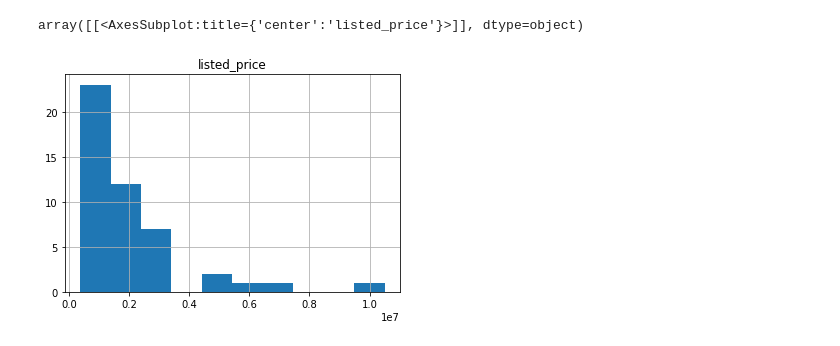
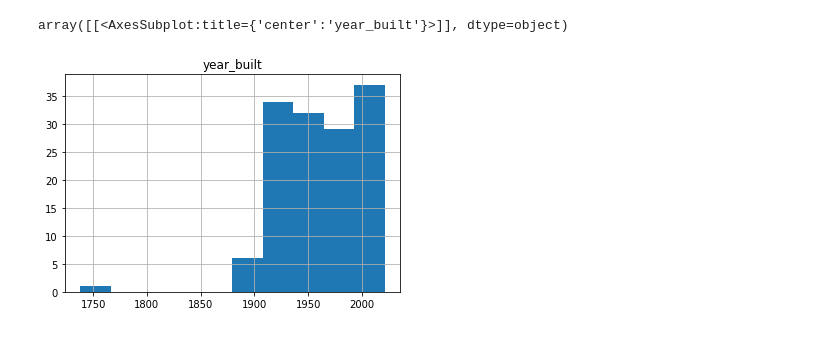
Before and after one commit to pylinet/USCensus, a Jupyter notebook: house_data.ipynb, the cells around one changed output. Saved outputs shown, nothing was run; the diff lists cells and outputs as text; code cells hidden in the pictures.

```diff
--- a/house_data.ipynb
+++ b/house_data.ipynb
@@ -19,4 +21,4 @@ browser = Browser('chrome', **webdriver_path, headless=False)
 f = open('./scripts/home_schema.json')
 schema = json.load(f)
 # %%
-home_urls = trulia_scraper.get_listing_urls_by_state_city(browser, 'NY', 'Cold_Spring_Harbor')
+home_urls = trulia_scraper.get_listing_urls_by_state_city(browser, 'NY', 'Port_Washington')
@@ -33,5 +57,5 @@ hd = pd.DataFrame(home_data)
 # %%
-hd.hist(column='listed_price')
+hd.hist(column='year_built')
 # %% [output]
-array([[<AxesSubplot:title={'center':'listed_price'}>]], dtype=object)
+array([[<AxesSubplot:title={'center':'year_built'}>]], dtype=object)
-[figure, old version]
+[figure, new version]
```
Also changed, not shown: parts of 13 cells of this notebook, 55 other files.
